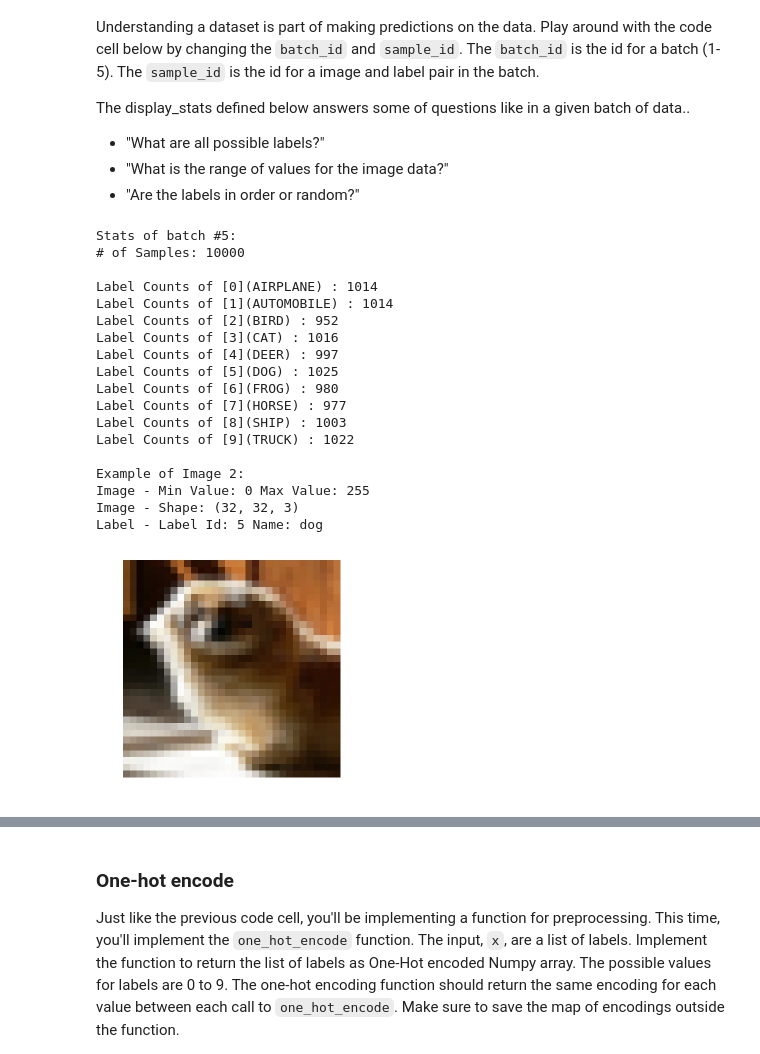
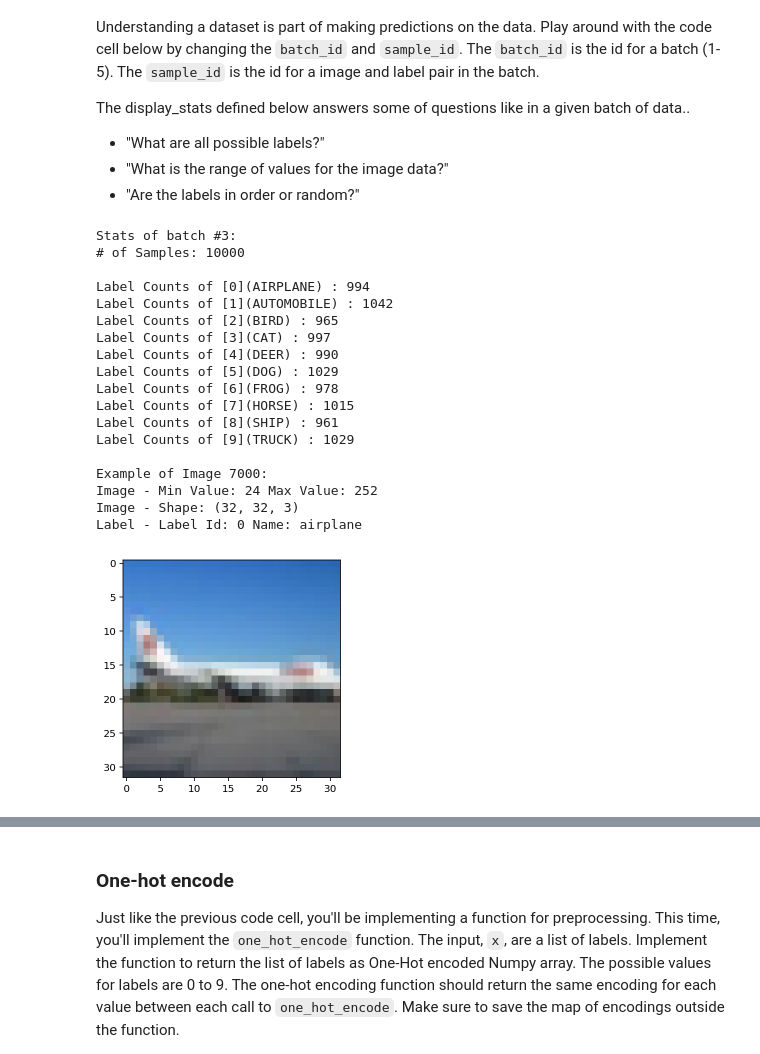
Before and after one commit to deep-diver/CIFAR10-img-classification-tensorflow, a Jupyter notebook: dlnd_image_classification.ipynb, the cells around one changed output, grey strips where cells are left out. Saved outputs shown, nothing was run; the diff lists cells and outputs as text; code cells hidden in the pictures.

```diff
--- a/dlnd_image_classification.ipynb
+++ b/dlnd_image_classification.ipynb
@@ -153,36 +154,35 @@ def display_stats(cifar10_dataset_folder_path, batch_id, sample_id):
     print('Image - Shape: {}'.format(sample_image.shape))
     print('Label - Label Id: {} Name: {}'.format(sample_label, label_names[sample_label]))
 
-    plt.axis('off')
     plt.imshow(sample_image)
 # %%
 %matplotlib inline
 %config InlineBackend.figure_format = 'retina'
 
 import helper
 import numpy as np
 
 # Explore the dataset
-batch_id = 5
-sample_id = 2
+batch_id = 3
+sample_id = 7000
 display_stats(cifar10_dataset_folder_path, batch_id, sample_id)
 # %% [output]
-Stats of batch #5:
+Stats of batch #3:
 # of Samples: 10000
 
-Label Counts of [0](AIRPLANE) : 1014
-Label Counts of [1](AUTOMOBILE) : 1014
-Label Counts of [2](BIRD) : 952
-Label Counts of [3](CAT) : 1016
-Label Counts of [4](DEER) : 997
-Label Counts of [5](DOG) : 1025
-Label Counts of [6](FROG) : 980
-Label Counts of [7](HORSE) : 977
-Label Counts of [8](SHIP) : 1003
-Label Counts of [9](TRUCK) : 1022
+Label Counts of [0](AIRPLANE) : 994
+Label Counts of [1](AUTOMOBILE) : 1042
+Label Counts of [2](BIRD) : 965
+Label Counts of [3](CAT) : 997
+Label Counts of [4](DEER) : 990
+Label Counts of [5](DOG) : 1029
+Label Counts of [6](FROG) : 978
+Label Counts of [7](HORSE) : 1015
+Label Counts of [8](SHIP) : 961
+Label Counts of [9](TRUCK) : 1029
 
-Example of Image 2:
-Image - Min Value: 0 Max Value: 255
+Example of Image 7000:
+Image - Min Value: 24 Max Value: 252
 Image - Shape: (32, 32, 3)
-Label - Label Id: 5 Name: dog
+Label - Label Id: 0 Name: airplane
-[figure, old version]
+[figure, new version]
```
Also changed, not shown: parts of 5 cells of this notebook.
